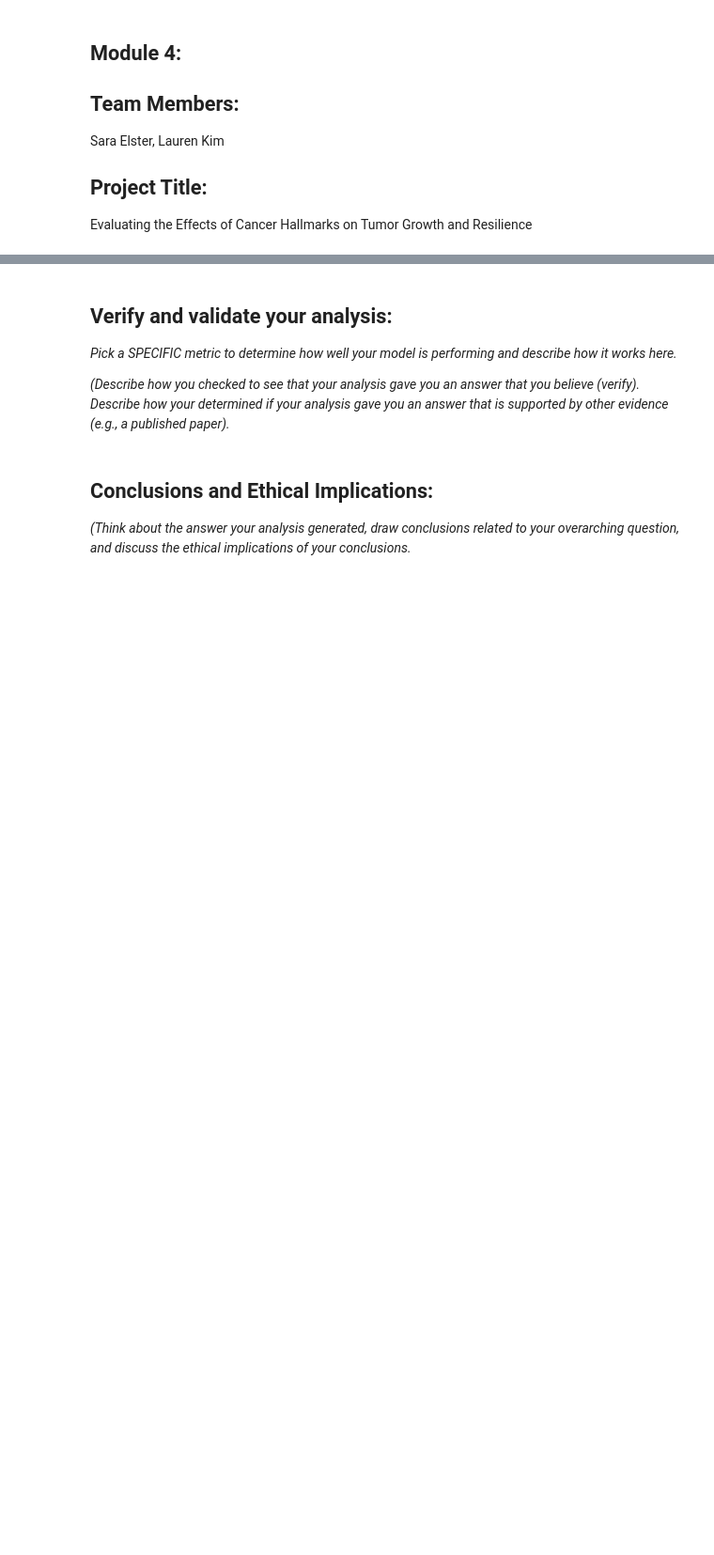
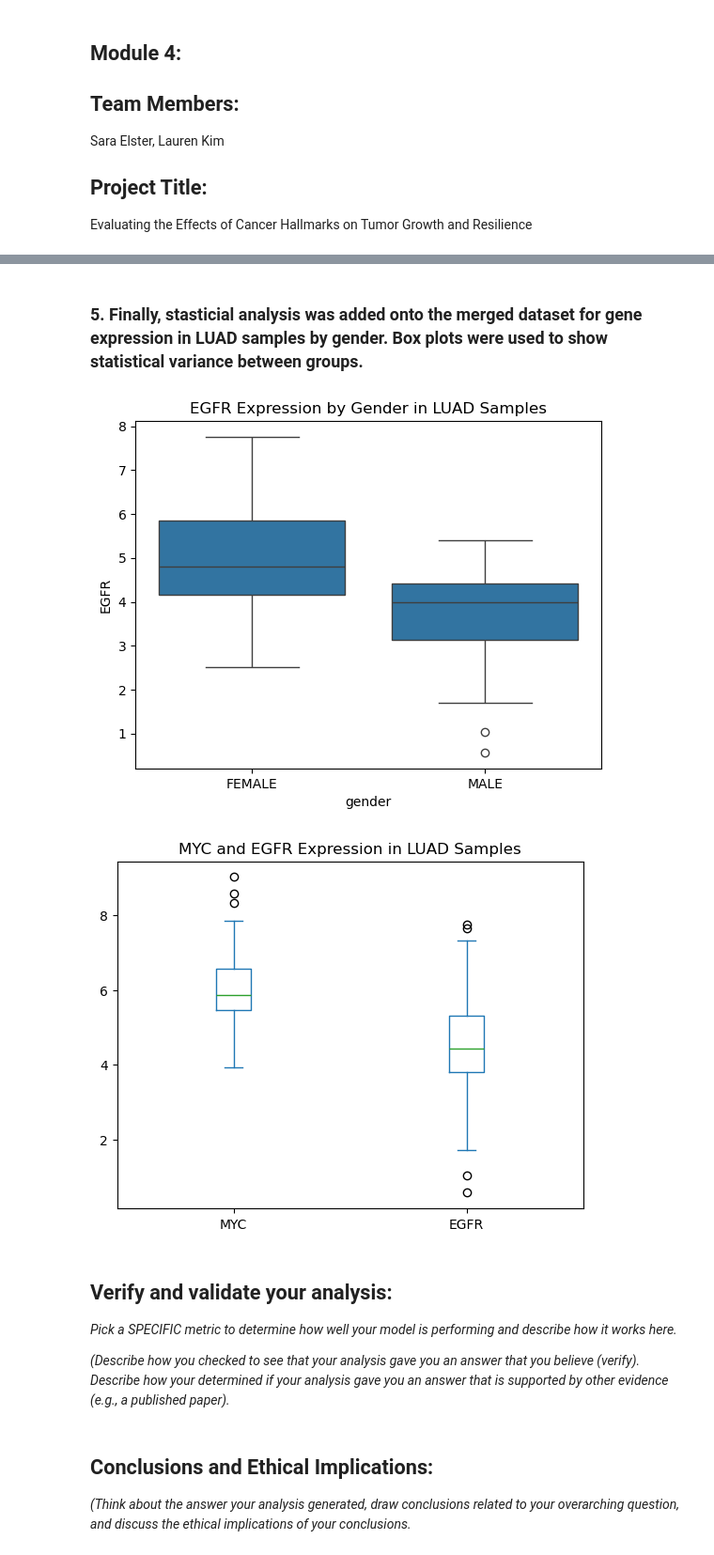
Before and after one commit to smgroves/Module-4-Cancer, a Jupyter notebook: code/Module 4 Template.ipynb, the cells around one changed output, grey strips where cells are left out. Shown at 94% size. Drawn from its saved outputs; the diff is of its cells as text; code cells hidden in the pictures; blank space fills up the shorter version.

```diff
--- a/code/Module 4 Template.ipynb
+++ b/code/Module 4 Template.ipynb
@@ -96,0 +177,11 @@ The machine learning technique I am using is: *fill in and describe*
+# %%
+desired_gene_list = ['TP53', 'BRAF', 'KRAS', 'EGFR', 'MYC','PIK3CA','AKT1', 'RB1', 'CDKN2A', 'PTEN','SMAD4','APC','ZEB1']
+gene_list = [gene for gene in desired_gene_list if gene in LUAD_data.index]
+for gene in desired_gene_list:
+    if gene not in gene_list:
+        print(f"Warning: {gene} not found in the dataset.")
+
+# .loc[] is the method to subset by index labels
+# .iloc[] will subset by index position (integer location) instead
+LUAD_gene_data = LUAD_data.loc[gene_list]
+print(LUAD_gene_data.head())
@@ -96,0 +235,18 @@ The machine learning technique I am using is: *fill in and describe*
+# %%
+#explore dataset by gender
+print(metadata_df.groupby('cancer_type')["gender"].value_counts())
+
+# Explore average age at diagnosis by cancer type
+metadata_df['age_at_diagnosis'] = pd.to_numeric(
+    metadata_df['age_at_diagnosis'], errors='coerce')
+print(metadata_df.groupby(
+    'cancer_type')["age_at_diagnosis"].mean())
+# %%
+# Merging datasets
+####################################################
+# Merge the subsetted expression data with metadata for BRCA samples,
+# so rows are samples and columns include gene expression for EGFR and MYC and metadata
+LUAD_metadata = metadata_df.loc[cancer_samples]
+LUAD_merged = LUAD_gene_data.T.merge(
+    LUAD_metadata, left_index=True, right_index=True)
+print(LUAD_merged.head())
@@ -97,3 +271,17 @@ The machine learning technique I am using is: *fill in and describe*
+# %% [markdown]
+### 5. Finally, stasticial analysis was added onto the merged dataset for gene expression in LUAD samples by gender. Box plots were used to show statistical variance between groups.
+# %%
+sns.boxplot(data=LUAD_merged, x="gender", y='EGFR')
+plt.title("EGFR Expression by Gender in LUAD Samples")
+plt.show()
+
+# Boxplot of MYC and EGFR expression in LUAD samples using PANDAS directly
+LUAD_merged[['MYC', 'EGFR']].plot.box()
+plt.title("MYC and EGFR Expression in LUAD Samples")
+plt.show()
+# %% [output]
+[figure, added]
+[figure, added]
 # %% [markdown]
 ## Verify and validate your analysis:
 *Pick a SPECIFIC metric to determine how well your model is performing and describe how it works here.*
```
Also changed, not shown: parts of 13 cells of this notebook, 1 other file.
